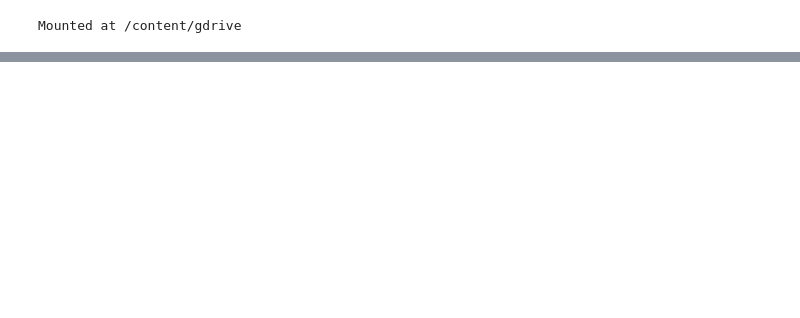
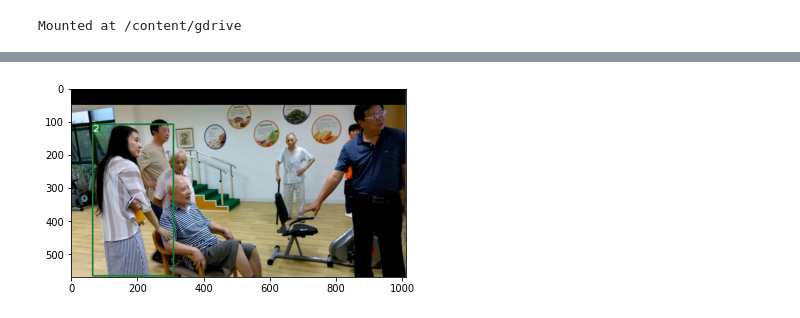
Before and after one commit to TienLungSun/PyTorch-deep-learning, a Jupyter notebook: 999 DeepSort.ipynb, the cells around one changed output, grey strips where cells are left out. Drawn from its saved outputs; the diff is of its cells as text; code cells hidden in the pictures; blank space fills up the shorter version.

```diff
--- a/999 DeepSort.ipynb
+++ b/999 DeepSort.ipynb
@@ -69,0 +153,3 @@ detector/   requirements.txt   yolov3_deepsort_eval.py
+# %%
+# do tracking
+outputs = deepsort.update(bbox_xywh, cls_conf, im)
@@ -69,0 +162,12 @@ detector/   requirements.txt   yolov3_deepsort_eval.py
+# %%
+# draw boxes for visualization
+if len(outputs) > 0:
+  bbox_xyxy = outputs[:, :4]
+  identities = outputs[:, -1]
+  ori_im = draw_boxes(ori_im, bbox_xyxy, identities)
+  results.append((1, bbox_xyxy, identities))
+# %%
+plt.imshow(ori_im)
+plt.show()
+# %% [output]
+[figure, added]
```
Also changed, not shown: parts of 30 cells of this notebook.
